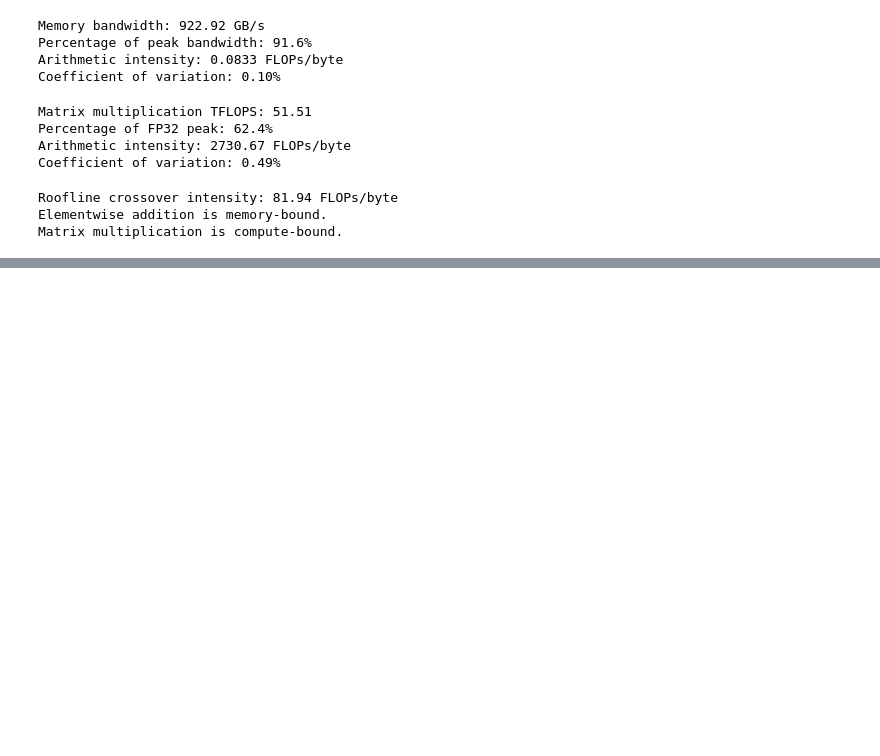
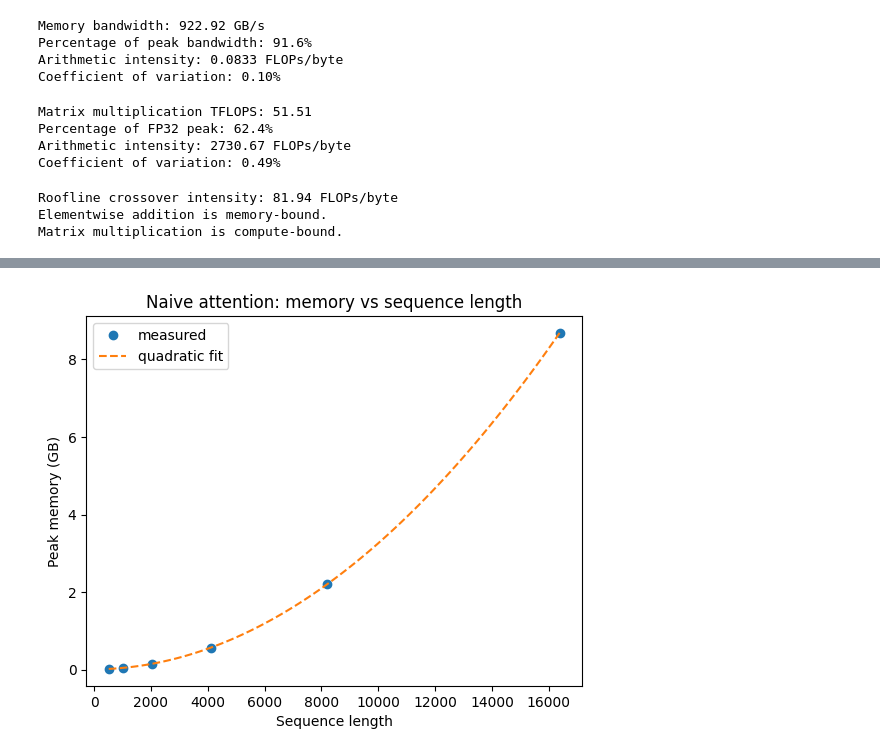
Before and after one commit to vedika0806/data266-5937, a Jupyter notebook: hw2-5/HW2-5_git.ipynb, the cells around one changed output, grey strips where cells are left out. Saved outputs shown, nothing was run; the diff lists cells and outputs as text; code cells hidden in the pictures; blank space fills up the shorter version.

Commit message:
hw2-5: Parts D and E complete - attention benchmarks with Flash-pinned backend, sustained load with power-limit throttling analysis

```diff
--- a/hw2-5/HW2-5_git.ipynb
+++ b/hw2-5/HW2-5_git.ipynb
@@ -933,0 +1030,20 @@ Matrix multiplication is compute-bound.
+# %%
+seq_lens = [512, 1024, 2048, 4096, 8192, 16384]
+naive_results = {}
+
+for L in seq_lens:
+    torch.cuda.empty_cache()
+    torch.cuda.reset_peak_memory_stats()
+    try:
+        q, k, v = make_qkv(L)
+        latency, cv = bench_attention_with_cv(naive_attention, q, k, v, reps=20, warmup=10, samples=5)
+        peak_mem = torch.cuda.max_memory_allocated() / 1e9
+        naive_results[L] = (latency, peak_mem, cv)
+        log(f"naive attn L={L} latency={latency:.6f}s (CV={cv:.2f}%) peak_mem={peak_mem:.2f}GB")
+        del q, k, v
+    except torch.cuda.OutOfMemoryError:
+        naive_results[L] = None
+        log(f"naive attn L={L} OOM")
+        torch.cuda.empty_cache()
+
+naive_results
@@ -933,0 +1105,16 @@ Matrix multiplication is compute-bound.
+# %%
+Ls = [L for L in seq_lens if naive_results[L] is not None]
+mems = [naive_results[L][1] for L in Ls]
+coeffs = np.polyfit(Ls, mems, 2)
+log(f"Quadratic fit coefficients (a,b,c): a={coeffs[0]:.10e} b={coeffs[1]:.10e} c={coeffs[2]:.4f}")
+
+fig, ax = plt.subplots()
+ax.plot(Ls, mems, 'o', label="measured")
+fit_x = np.linspace(min(Ls), max(Ls), 100)
+ax.plot(fit_x, np.polyval(coeffs, fit_x), '--', label="quadratic fit")
+ax.set_xlabel("Sequence length"); ax.set_ylabel("Peak memory (GB)")
+ax.legend()
+ax.set_title("Naive attention: memory vs sequence length")
+plt.savefig("fig_attn_memory.png", dpi=150)
+plt.show()
+# %% [output]
@@ -933,0 +1122 @@ Matrix multiplication is compute-bound.
+[figure, added]
```
Also changed, not shown: parts of 33 cells of this notebook, 6 other files.
